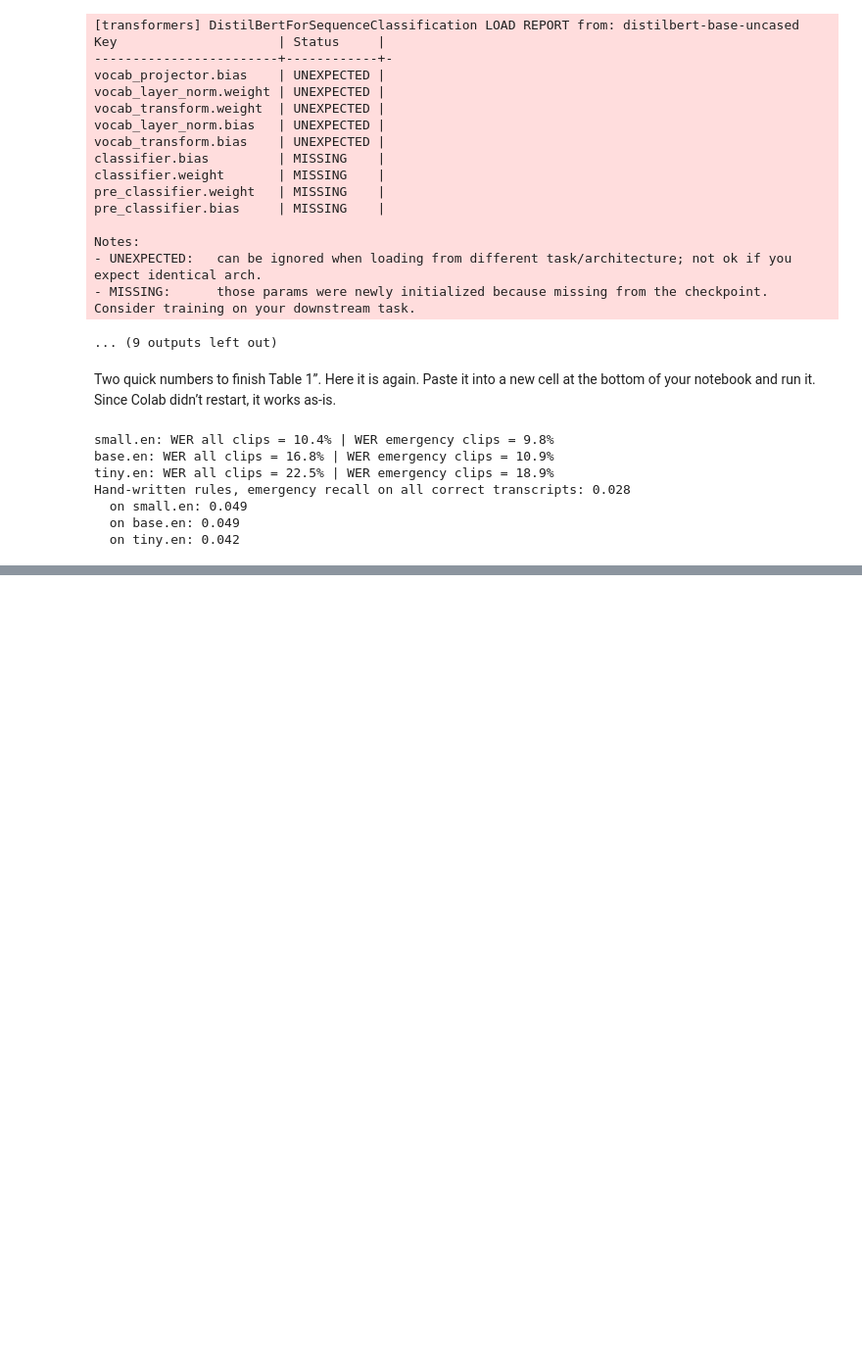
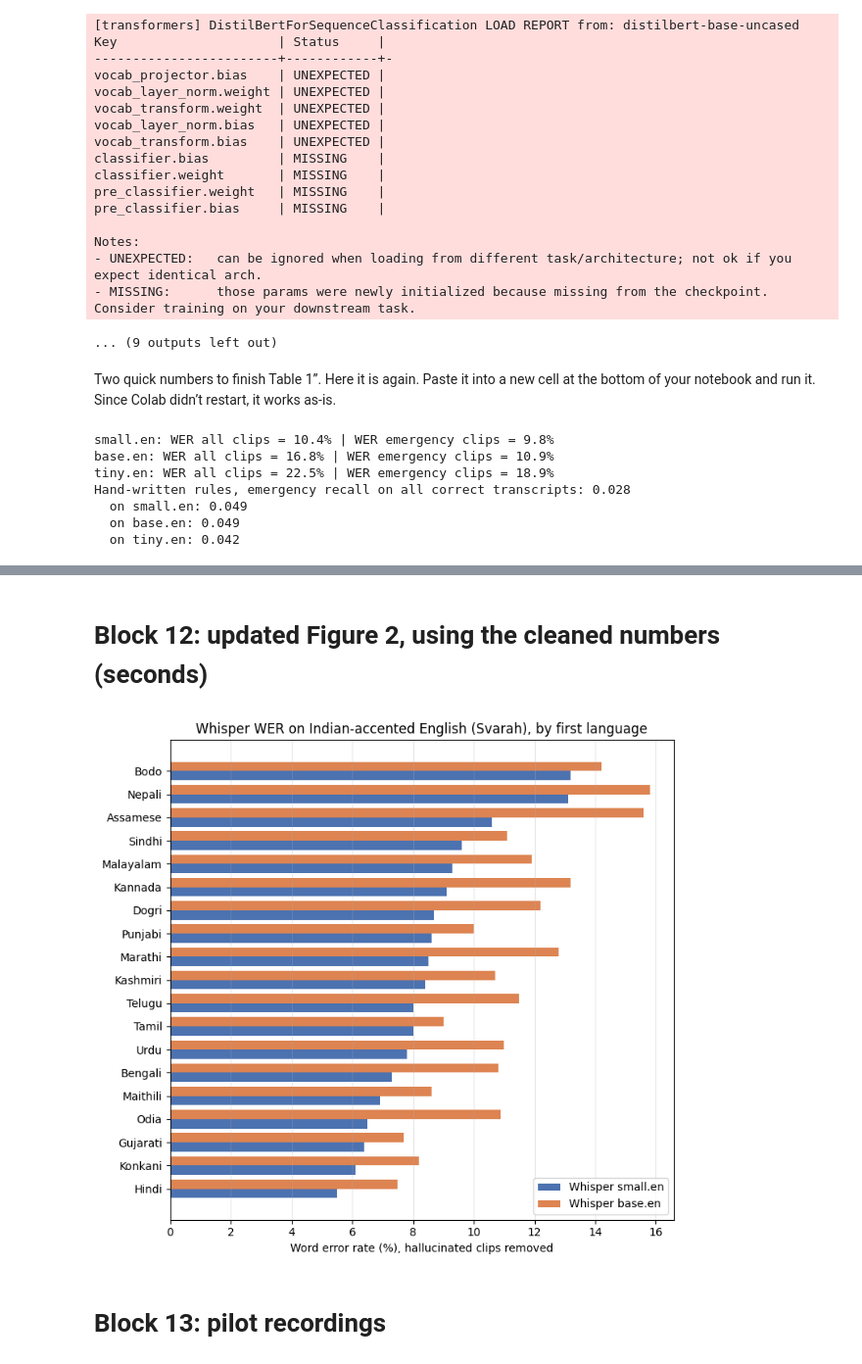
Before and after one commit to praneeth8945/asr-error-propagation-health-triage, a Jupyter notebook: research/experiments.ipynb, the cells around one changed output, grey strips where cells are left out. Shown at 98% size. Cells and saved outputs as stored; diff of their text form; code cells hidden in the pictures; blank space fills up the shorter version.

```diff
--- a/research/experiments.ipynb
+++ b/research/experiments.ipynb
@@ -971,0 +1108,17 @@ Hand-written rules, emergency recall on all correct transcripts: 0.028
+# %% [markdown]
+# Block 12: updated Figure 2, using the cleaned numbers (seconds)
+# %%
+c = check.sort_values("small_WER_clean")
+y = np.arange(len(c))
+fig, ax = plt.subplots(figsize=(7.5, 7))
+ax.barh(y - 0.2, c.small_WER_clean, height=0.4, label="Whisper small.en", color="#4C72B0")
+ax.barh(y + 0.2, c.base_WER_clean, height=0.4, label="Whisper base.en", color="#DD8452")
+ax.set_yticks(y); ax.set_yticklabels(c.first_language)
+ax.set_xlabel("Word error rate (%), hallucinated clips removed")
+ax.set_title("Whisper WER on Indian-accented English (Svarah), by first language")
+ax.legend(); ax.grid(axis="x", alpha=.3); plt.tight_layout()
+plt.savefig(f"{out}/fig2_svarah_wer_by_language.png", dpi=200); plt.show()
+# %% [output]
+[figure, added]
+# %% [markdown]
+# Block 13: pilot recordings
```
Also changed, not shown: parts of 9 cells of this notebook, 28 other files.
